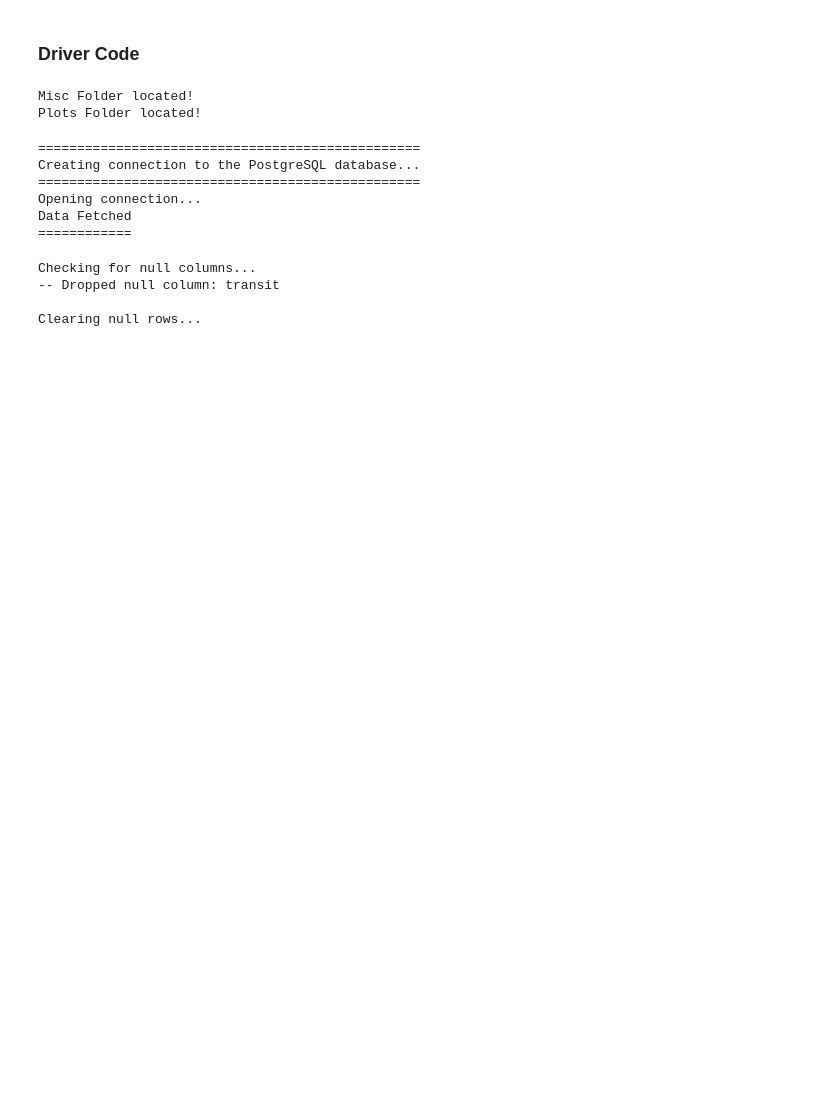
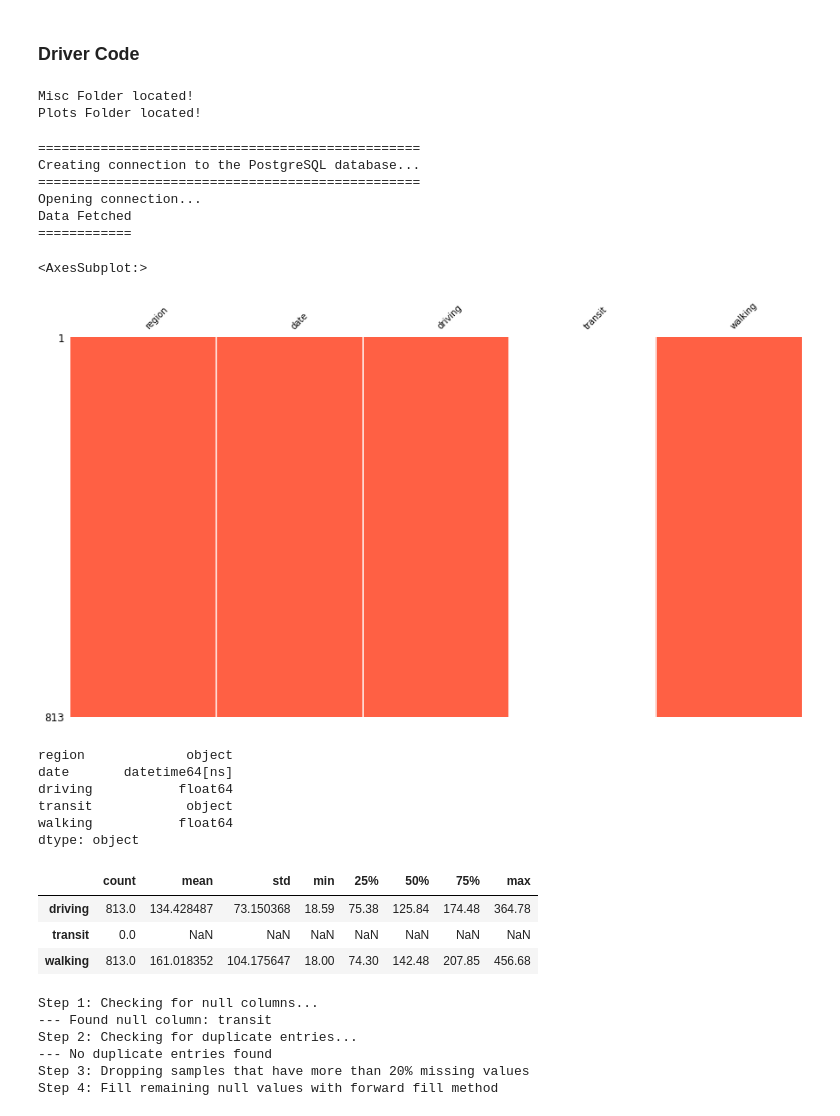
Before and after one commit to tonytziorvas/covid-mobility-trends, a Jupyter notebook: scripts/mobility_analysis_apple.ipynb, the cells around one changed output. Cells and saved outputs as stored; diff of their text form; code cells hidden in the pictures; blank space fills up the shorter version.

```diff
--- a/scripts/mobility_analysis_apple.ipynb
+++ b/scripts/mobility_analysis_apple.ipynb
@@ -12,7 +27,12 @@ helper.__init()
 Misc Folder located!
 Plots Folder located!
 # %%
-df = helper.fetch_data_from_database(table='mobility_stats_apple', where_column='region', where_value='Greece')
+df = helper.fetch_data_from_database(
+    table="mobility_stats_apple",
+    where_column="region",
+    where_value="Greece",
+    date_column="date",
+)
 # %% [output]
 =================================================
 Creating connection to the PostgreSQL database...
@@ -20,10 +40,17 @@ Creating connection to the PostgreSQL database...
 Opening connection...
 Data Fetched
 ============
-# %%
-df = helper.clean_df(df)
-# %% [output]
-Checking for null columns...
--- Dropped null column: transit
-
-Clearing null rows...
+# %%
+msno.matrix(df, figsize=(15, 8), fontsize=10, sparkline=False, color=(1, 0.38, 0.27))
+# %% [output]
+<AxesSubplot:>
+[figure, added]
+# %%
+df.dtypes
+# %% [output]
+region             object
+date       datetime64[ns]
+driving           float64
+transit            object
+walking           float64
+dtype: object
@@ -30 +60,20 @@ Clearing null rows...
+# %%
+df.describe().T
+# %% [output]
+|  | count | mean | std | min | 25% | 50% | 75% | max |
+| driving | 813.0 | 134.428487 | 73.150368 | 18.59 | 75.38 | 125.84 | 174.48 | 364.78 |
+| transit | 0.0 | NaN | NaN | NaN | NaN | NaN | NaN | NaN |
+| walking | 813.0 | 161.018352 | 104.175647 | 18.00 | 74.30 | 142.48 | 207.85 | 456.68 |
+# %%
+num_cols = [column for column in df.columns if df[column].dtype == "float64"]
+df = helper.preproccess_pipeline(
+    df=df, numeric_columns=num_cols, group_subset="date", threshold=0.8
+)
+# %% [output]
+Step 1: Checking for null columns...
+--- Found null column: transit
+Step 2: Checking for duplicate entries...
+--- No duplicate entries found
+Step 3: Dropping samples that have more than 20% missing values
+Step 4: Fill remaining null values with forward fill method
 # %%
```
Also changed, not shown: parts of 22 cells of this notebook, 6 other files.
